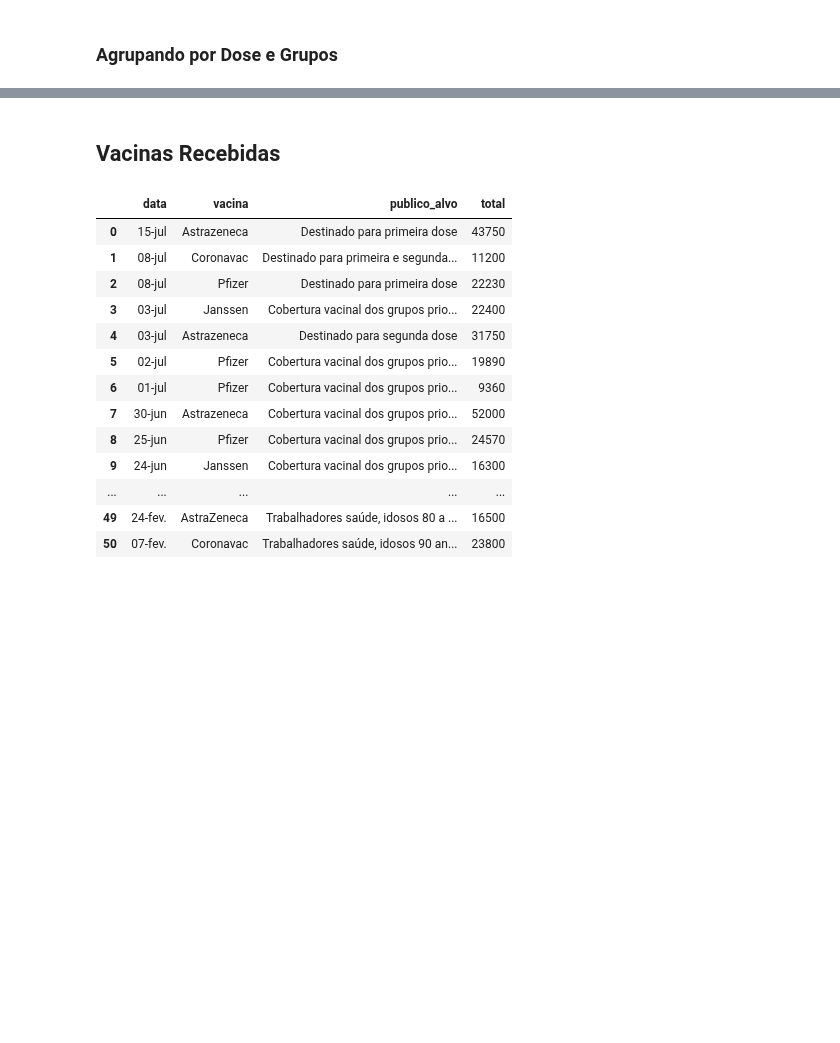
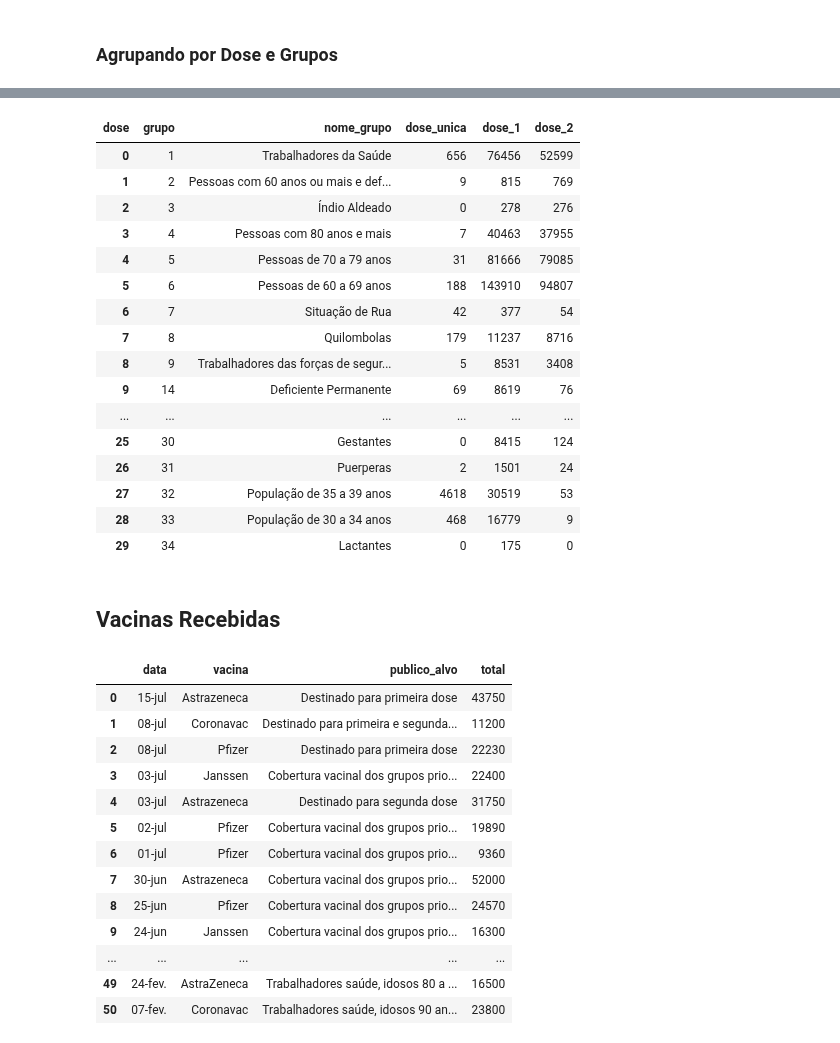
Before and after one commit to adolfoguimaraes/covid19_vacinacao, a Jupyter notebook: Sergipe/processararquivos_vacina_dataviz.ipynb, the cells around one changed output, grey strips where cells are left out. Saved outputs shown, nothing was run; the diff lists cells and outputs as text; code cells hidden in the pictures; blank space fills up the shorter version.

```diff
--- a/Sergipe/processararquivos_vacina_dataviz.ipynb
+++ b/Sergipe/processararquivos_vacina_dataviz.ipynb
@@ -309,2 +309,25 @@ data_group_municipio
 # %%
 data_group_municipio.to_csv("output/data_vacinas_grupos_municipios.csv", index=False)
+# %%
+data_group_pivot = data_group_estado.pivot_table(values='total', index=['grupo','nome_grupo'], columns='dose')
+data_group_pivot.reset_index(inplace=True)
+data_group_pivot.rename(columns={-1: 'dose_unica', 1: 'dose_1', 2: 'dose_2'}, inplace=True)
+data_group_pivot
+# %% [output]
+| dose | grupo | nome_grupo | dose_unica | dose_1 | dose_2 |
+| 0 | 1 | Trabalhadores da Saúde | 656 | 76456 | 52599 |
+| 1 | 2 | Pessoas com 60 anos ou mais e def... | 9 | 815 | 769 |
+| 2 | 3 | Índio Aldeado | 0 | 278 | 276 |
+| 3 | 4 | Pessoas com 80 anos e mais | 7 | 40463 | 37955 |
+| 4 | 5 | Pessoas de 70 a 79 anos | 31 | 81666 | 79085 |
+| 5 | 6 | Pessoas de 60 a 69 anos | 188 | 143910 | 94807 |
+| 6 | 7 | Situação de Rua | 42 | 377 | 54 |
+| 7 | 8 | Quilombolas | 179 | 11237 | 8716 |
+| 8 | 9 | Trabalhadores das forças de segur... | 5 | 8531 | 3408 |
+| 9 | 14 | Deficiente Permanente | 69 | 8619 | 76 |
+| ... | ... | ... | ... | ... | ... |
+| 25 | 30 | Gestantes | 0 | 8415 | 124 |
+| 26 | 31 | Puerperas | 2 | 1501 | 24 |
+| 27 | 32 | População de 35 a 39 anos | 4618 | 30519 | 53 |
+| 28 | 33 | População de 30 a 34 anos | 468 | 16779 | 9 |
+| 29 | 34 | Lactantes | 0 | 175 | 0 |
```
Also changed, not shown: parts of 5 cells of this notebook, 1 other file.
